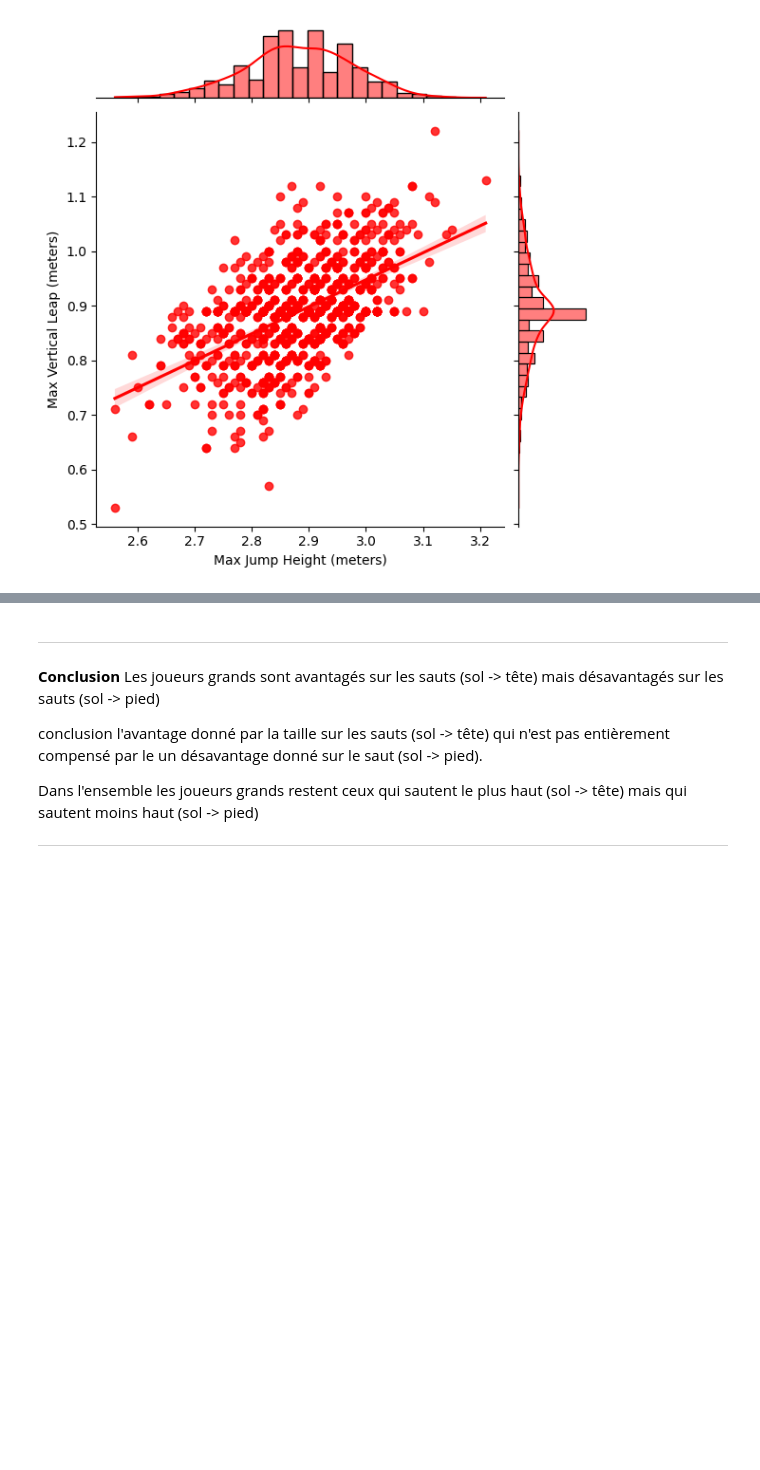
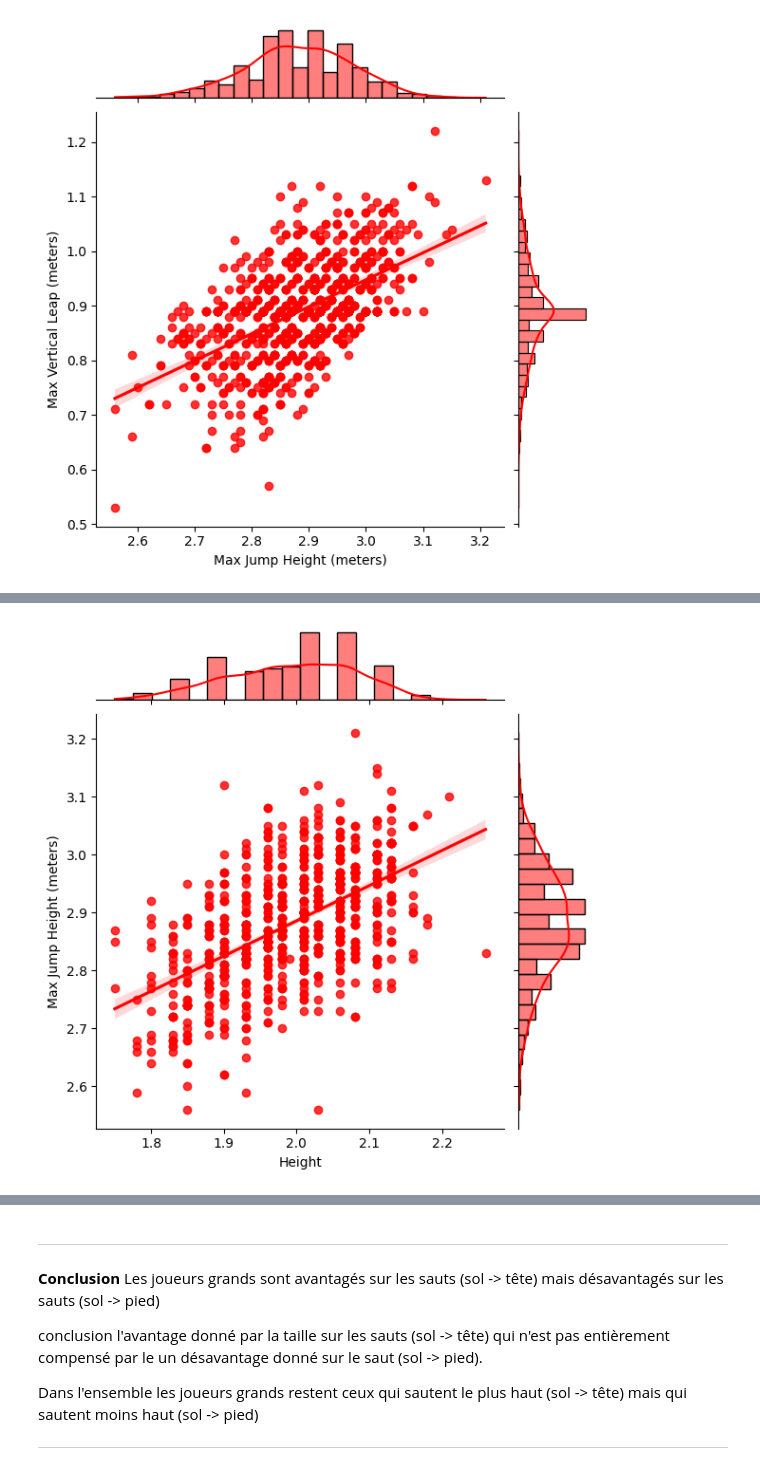
Before and after one commit to P0TEZ/nbaStats, a Jupyter notebook: JumpAnalyse.ipynb, the cells around one changed output, grey strips where cells are left out. Saved outputs shown, nothing was run; the diff lists cells and outputs as text; code cells hidden in the pictures; blank space fills up the shorter version.

```diff
--- a/JumpAnalyse.ipynb
+++ b/JumpAnalyse.ipynb
@@ -129,0 +150,6 @@ plt.show()
+# %%
+# on voit que les joueurs qui sautent le plus haut(sol tete) ne sont pas ceux qui sautent le plus haut (sol pieds) meme s'il y correlation
+sns.jointplot(x='Height', y='Max Jump Height (meters)', data=df, kind='reg', color='r')
+plt.show()
+# %% [output]
+[figure, added]
```
Also changed, not shown: parts of 9 cells of this notebook, 5 other files.
